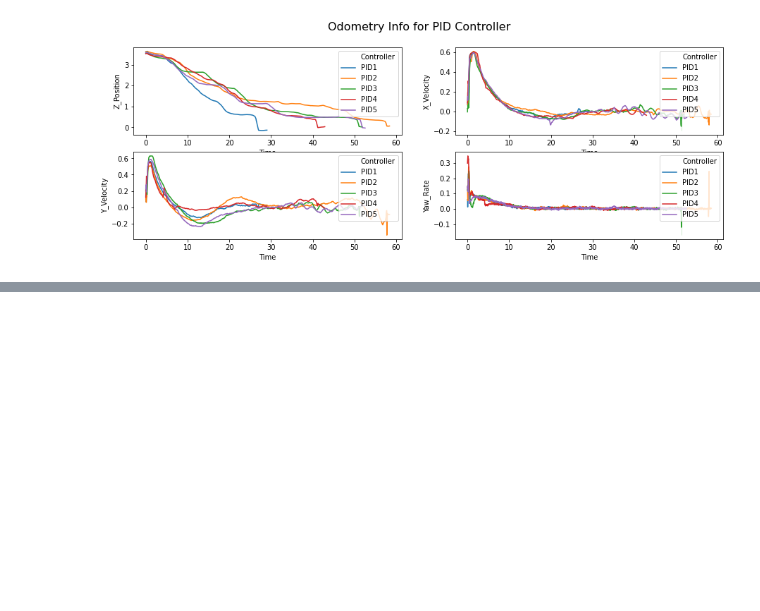
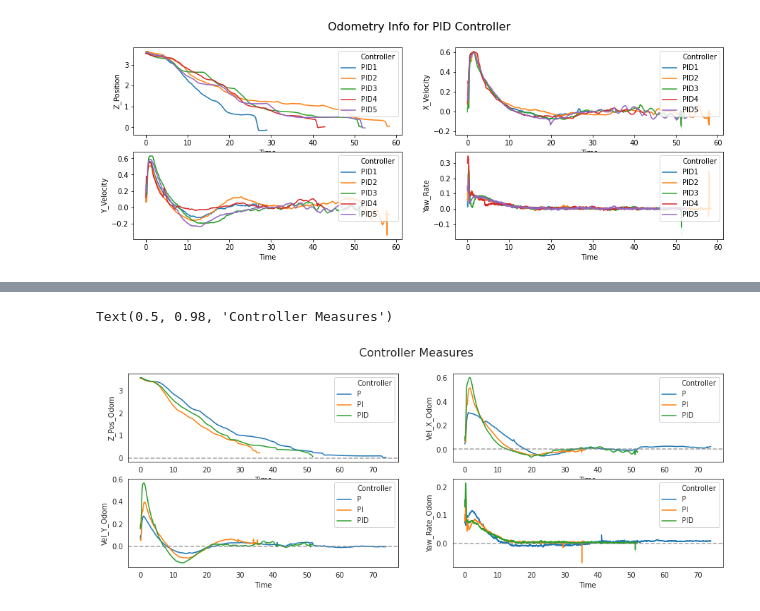
Before and after one commit to apinto25/autonomous_landing_data_analysis, a Jupyter notebook: controller_velocity_analysis.ipynb, the cells around one changed output, grey strips where cells are left out. Cells and saved outputs as stored; diff of their text form; code cells hidden in the pictures; blank space fills up the shorter version.

```diff
--- a/controller_velocity_analysis.ipynb
+++ b/controller_velocity_analysis.ipynb
@@ -363,0 +370,9 @@ Text(0.5, 0.98, 'Odometry Info for PID Controller')
+# %%
+test_local_df = local_data.copy()
+
+add_last_list = [i for i in test_local_df.columns if 'time' not in i]
+for col in add_last_list:
+    last_value = test_local_df[col][test_local_df.apply(lambda column: column.dropna().index[-1])[col]]
+    test_local_df[col] = test_local_df[col].replace(np.nan, last_value)
+
+test_local_df
@@ -363,0 +393,9 @@ Text(0.5, 0.98, 'Odometry Info for PID Controller')
+# %%
+test_odom_df = odom_data.copy()
+
+add_last_list = [i for i in test_odom_df.columns if 'time' not in i]
+for col in add_last_list:
+    last_value = test_odom_df[col][test_odom_df.apply(lambda column: column.dropna().index[-1])[col]]
+    test_odom_df[col] = test_odom_df[col].replace(np.nan, last_value)
+
+test_odom_df
@@ -363,0 +450,3 @@ Text(0.5, 0.98, 'Odometry Info for PID Controller')
+# %%
+mean_df = pd.DataFrame(columns = ["Time", "Controller", "Z_Pos_Odom",
+                        "Vel_X_Odom", "Vel_Y_Odom", "Yaw_Rate_Odom"])
@@ -363,0 +502,24 @@ Text(0.5, 0.98, 'Odometry Info for PID Controller')
+# %%
+sns.set_style('white')
+
+fig, ax = plt.subplots(2, 2, figsize=(15,5))
+
+pos_z = sns.lineplot(data=mean_df, x="Time", y="Z_Pos_Odom",
+             hue="Controller", ax=ax[0][0])
+vel_x = sns.lineplot(data=mean_df, x="Time", y="Vel_X_Odom",
+             hue="Controller", ax=ax[0][1])
+vel_y = sns.lineplot(data=mean_df, x="Time", y="Vel_Y_Odom",
+             hue="Controller", ax=ax[1][0])
+yaw_rate = sns.lineplot(data=mean_df, x="Time", y="Yaw_Rate_Odom",
+             hue="Controller", ax=ax[1][1])
+
+pos_z.axhline(y=0, linewidth=1.5, color='grey', ls='--', alpha=0.75)
+vel_x.axhline(y=0, linewidth=1.5, color='grey', ls='--', alpha=0.75)
+vel_y.axhline(y=0, linewidth=1.5, color='grey', ls='--', alpha=0.75)
+yaw_rate.axhline(y=0, linewidth=1.5, color='grey', ls='--', alpha=0.75)
+
+
+fig.suptitle('Controller Measures', fontsize=16)
+# %% [output]
+Text(0.5, 0.98, 'Controller Measures')
+[figure, added]
```
Also changed, not shown: parts of 11 cells of this notebook.
